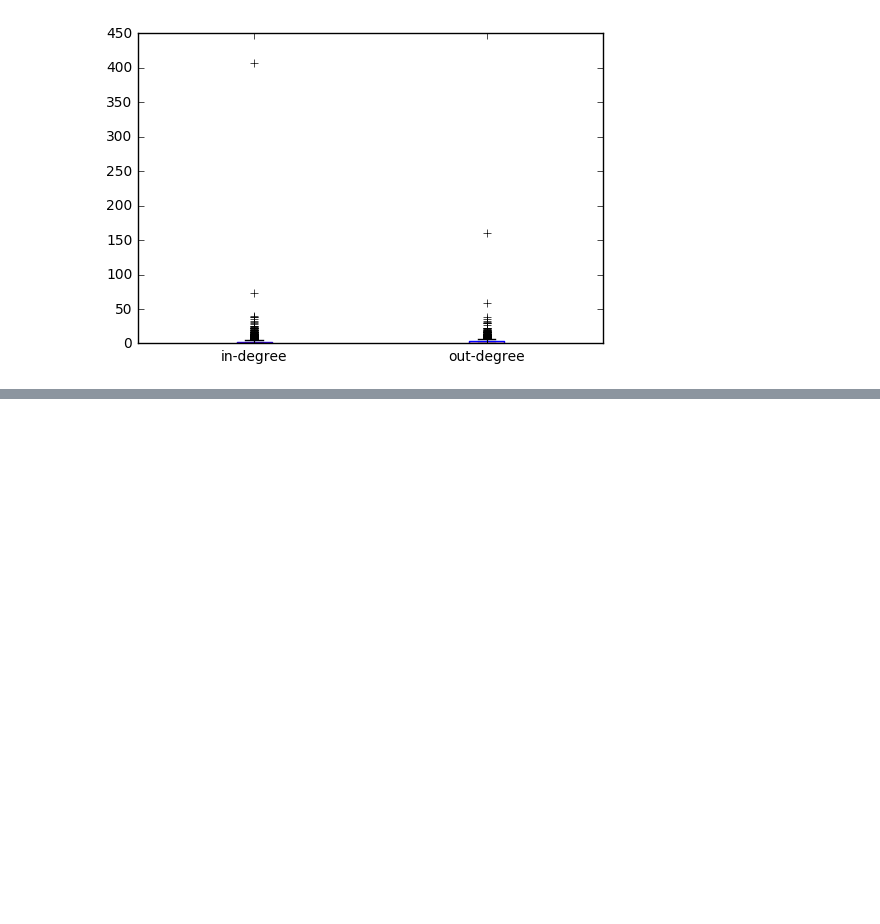
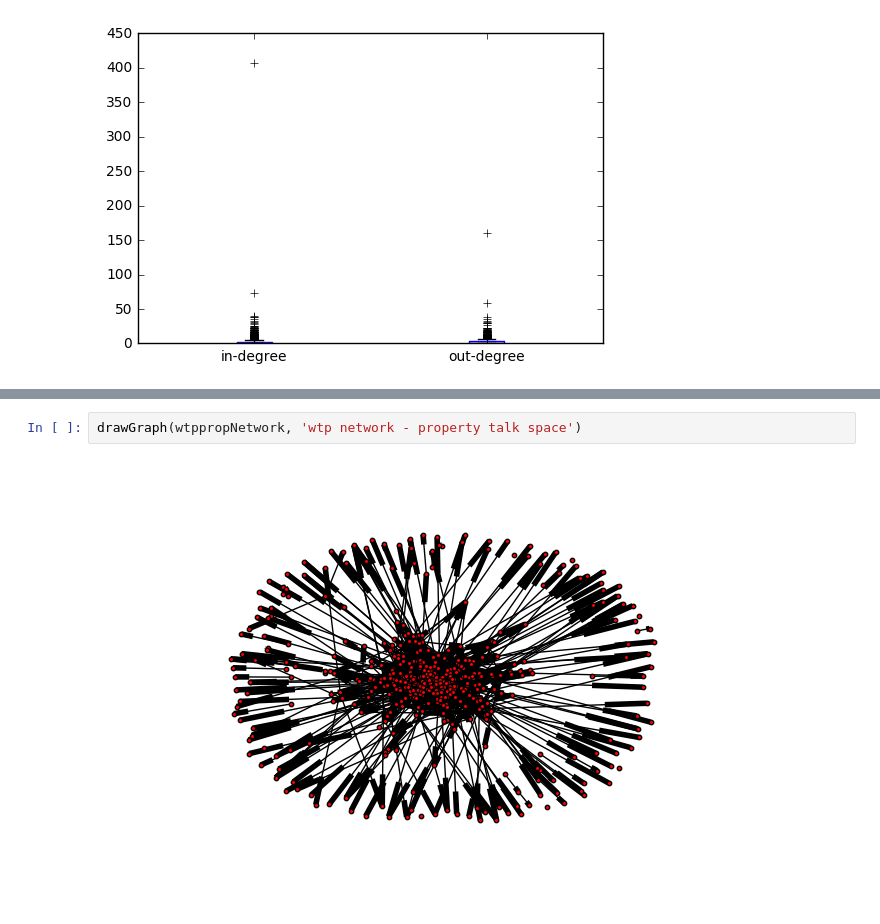
Before and after one commit to totucuong/wikidata, a Jupyter notebook: python/wikidatanetworkanalysis.ipynb, the cells around one changed output, grey strips where cells are left out. Cells and saved outputs as stored; diff of their text form; blank space fills up the shorter version.

```diff
--- a/python/wikidatanetworkanalysis.ipynb
+++ b/python/wikidatanetworkanalysis.ipynb
@@ -492,0 +510,4 @@ Std. outdegree 4.40412781548
+# %%
+drawGraph(wtppropNetwork, 'wtp network - property talk space')
+# %% [output]
+[figure, added]
```
Also changed, not shown: parts of 4 cells of this notebook, 2 other files.
